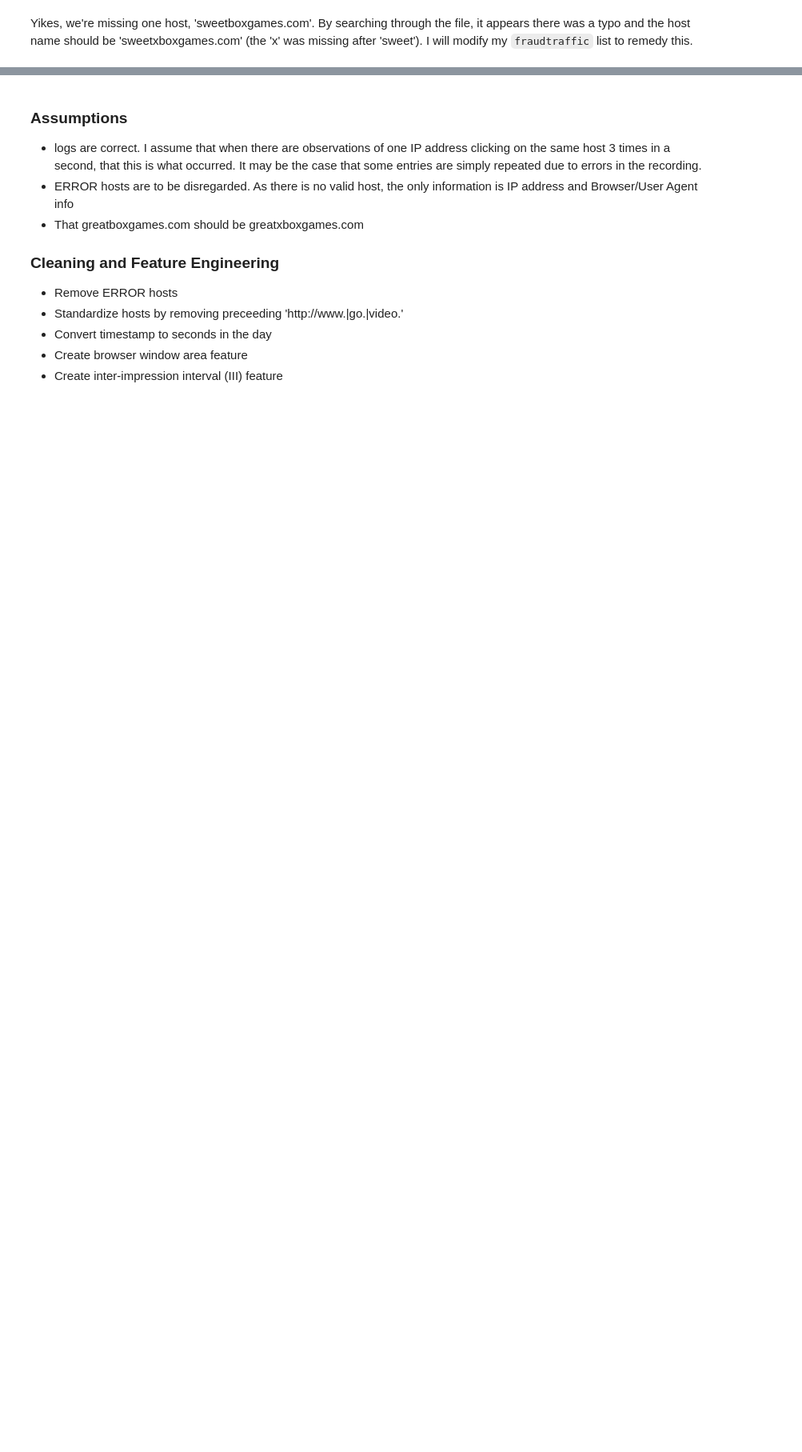
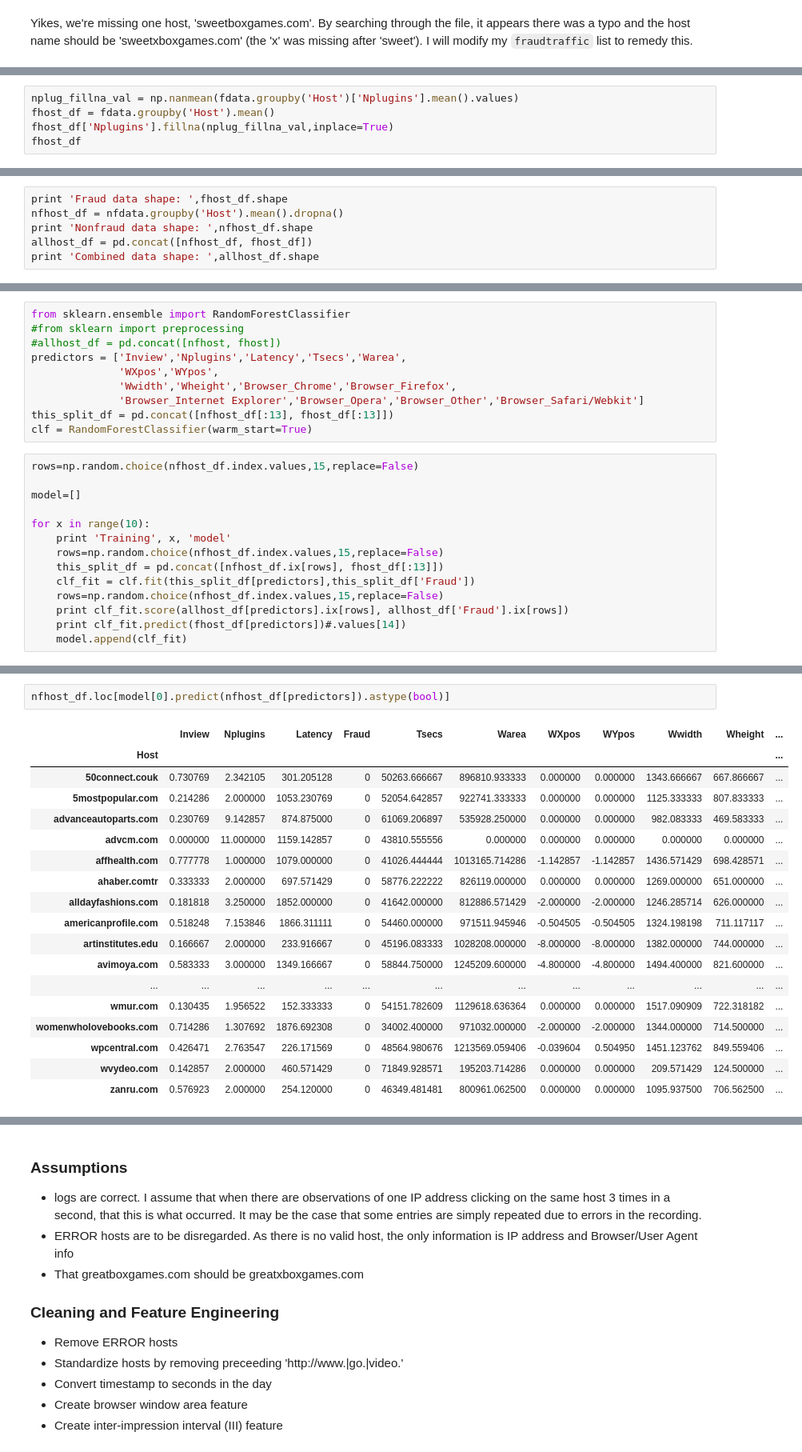
Before and after one commit to aqua001/ad_impression_fraud, a Jupyter notebook: Ad Impression Fraud Analysis.ipynb, the cells around one changed output, grey strips where cells are left out. Shown at 80% size. Saved outputs shown, nothing was run; the diff lists cells and outputs as text; blank space fills up the shorter version.

```diff
--- a/Ad Impression Fraud Analysis.ipynb
+++ b/Ad Impression Fraud Analysis.ipynb
@@ -259,0 +505,5 @@ test_data
+# %%
+nplug_fillna_val = np.nanmean(fdata.groupby('Host')['Nplugins'].mean().values)
+fhost_df = fdata.groupby('Host').mean()
+fhost_df['Nplugins'].fillna(nplug_fillna_val,inplace=True)
+fhost_df
@@ -259,0 +563,6 @@ test_data
+# %%
+print 'Fraud data shape: ',fhost_df.shape
+nfhost_df = nfdata.groupby('Host').mean().dropna()
+print 'Nonfraud data shape: ',nfhost_df.shape
+allhost_df = pd.concat([nfhost_df, fhost_df])
+print 'Combined data shape: ',allhost_df.shape
@@ -259,0 +573,24 @@ test_data
+# %%
+from sklearn.ensemble import RandomForestClassifier
+#from sklearn import preprocessing
+#allhost_df = pd.concat([nfhost, fhost])
+predictors = ['Inview','Nplugins','Latency','Tsecs','Warea',
+              'WXpos','WYpos',
+              'Wwidth','Wheight','Browser_Chrome','Browser_Firefox',
+              'Browser_Internet Explorer','Browser_Opera','Browser_Other','Browser_Safari/Webkit']
+this_split_df = pd.concat([nfhost_df[:13], fhost_df[:13]])
+clf = RandomForestClassifier(warm_start=True)
+# %%
+rows=np.random.choice(nfhost_df.index.values,15,replace=False)
+
+model=[]
+
+for x in range(10):
+    print 'Training', x, 'model'
+    rows=np.random.choice(nfhost_df.index.values,15,replace=False)
+    this_split_df = pd.concat([nfhost_df.ix[rows], fhost_df[:13]])
+    clf_fit = clf.fit(this_split_df[predictors],this_split_df['Fraud'])
+    rows=np.random.choice(nfhost_df.index.values,15,replace=False)
+    print clf_fit.score(allhost_df[predictors].ix[rows], allhost_df['Fraud'].ix[rows])
+    print clf_fit.predict(fhost_df[predictors])#.values[14])
+    model.append(clf_fit)
@@ -259,0 +623,21 @@ test_data
+# %%
+nfhost_df.loc[model[0].predict(nfhost_df[predictors]).astype(bool)]
+# %% [output]
+|  | Inview | Nplugins | Latency | Fraud | Tsecs | Warea | WXpos | WYpos | Wwidth | Wheight | ... |
+| Host |  |  |  |  |  |  |  |  |  |  | ... |
+| 50connect.couk | 0.730769 | 2.342105 | 301.205128 | 0 | 50263.666667 | 896810.933333 | 0.000000 | 0.000000 | 1343.666667 | 667.866667 | ... |
+| 5mostpopular.com | 0.214286 | 2.000000 | 1053.230769 | 0 | 52054.642857 | 922741.333333 | 0.000000 | 0.000000 | 1125.333333 | 807.833333 | ... |
+| advanceautoparts.com | 0.230769 | 9.142857 | 874.875000 | 0 | 61069.206897 | 535928.250000 | 0.000000 | 0.000000 | 982.083333 | 469.583333 | ... |
+| advcm.com | 0.000000 | 11.000000 | 1159.142857 | 0 | 43810.555556 | 0.000000 | 0.000000 | 0.000000 | 0.000000 | 0.000000 | ... |
+| affhealth.com | 0.777778 | 1.000000 | 1079.000000 | 0 | 41026.444444 | 1013165.714286 | -1.142857 | -1.142857 | 1436.571429 | 698.428571 | ... |
+| ahaber.comtr | 0.333333 | 2.000000 | 697.571429 | 0 | 58776.222222 | 826119.000000 | 0.000000 | 0.000000 | 1269.000000 | 651.000000 | ... |
+| alldayfashions.com | 0.181818 | 3.250000 | 1852.000000 | 0 | 41642.000000 | 812886.571429 | -2.000000 | -2.000000 | 1246.285714 | 626.000000 | ... |
+| americanprofile.com | 0.518248 | 7.153846 | 1866.311111 | 0 | 54460.000000 | 971511.945946 | -0.504505 | -0.504505 | 1324.198198 | 711.117117 | ... |
+| artinstitutes.edu | 0.166667 | 2.000000 | 233.916667 | 0 | 45196.083333 | 1028208.000000 | -8.000000 | -8.000000 | 1382.000000 | 744.000000 | ... |
+| avimoya.com | 0.583333 | 3.000000 | 1349.166667 | 0 | 58844.750000 | 1245209.600000 | -4.800000 | -4.800000 | 1494.400000 | 821.600000 | ... |
+| ... | ... | ... | ... | ... | ... | ... | ... | ... | ... | ... | ... |
+| wmur.com | 0.130435 | 1.956522 | 152.333333 | 0 | 54151.782609 | 1129618.636364 | 0.000000 | 0.000000 | 1517.090909 | 722.318182 | ... |
+| womenwholovebooks.com | 0.714286 | 1.307692 | 1876.692308 | 0 | 34002.400000 | 971032.000000 | -2.000000 | -2.000000 | 1344.000000 | 714.500000 | ... |
+| wpcentral.com | 0.426471 | 2.763547 | 226.171569 | 0 | 48564.980676 | 1213569.059406 | -0.039604 | 0.504950 | 1451.123762 | 849.559406 | ... |
+| wvydeo.com | 0.142857 | 2.000000 | 460.571429 | 0 | 71849.928571 | 195203.714286 | 0.000000 | 0.000000 | 209.571429 | 124.500000 | ... |
+| zanru.com | 0.576923 | 2.000000 | 254.120000 | 0 | 46349.481481 | 800961.062500 | 0.000000 | 0.000000 | 1095.937500 | 706.562500 | ... |
```
Also changed, not shown: parts of 42 cells of this notebook.
